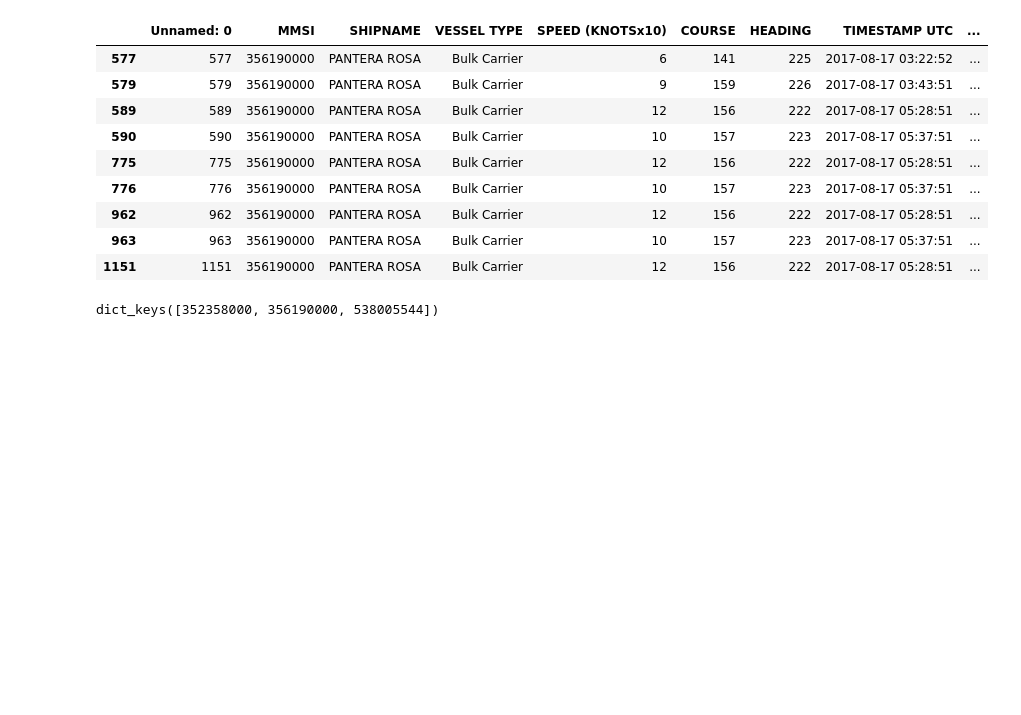
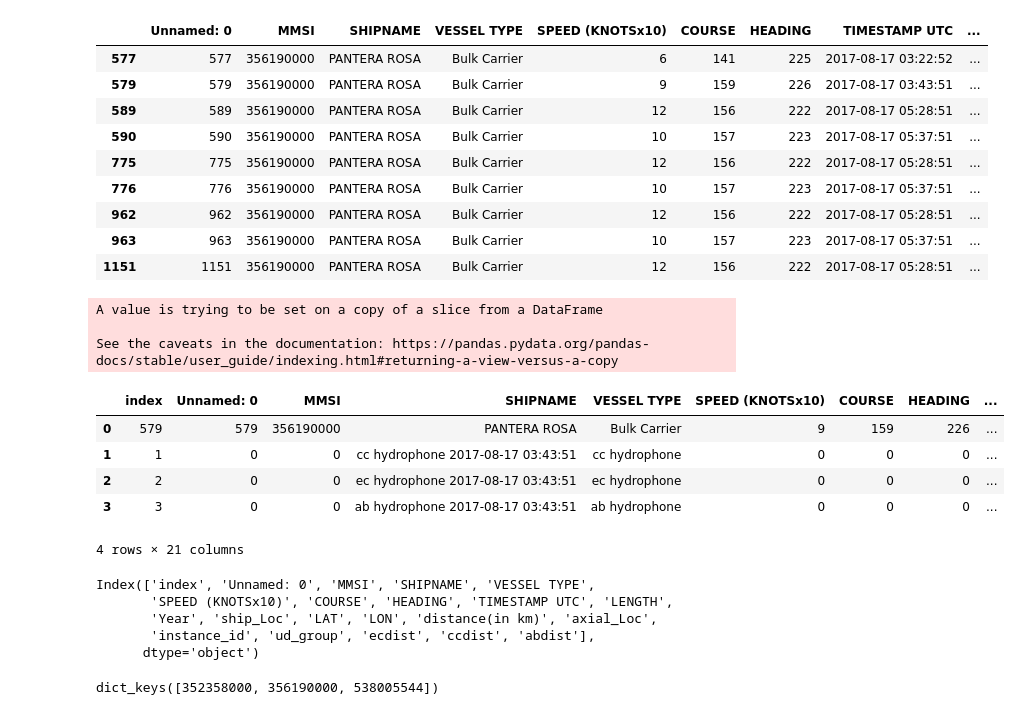
Before and after one commit to ainsleylaiuw/OcDa-Files, a Jupyter notebook: NB_2.ipynb, the cells around one changed output. Saved outputs shown, nothing was run; the diff lists cells and outputs as text; code cells hidden in the pictures; blank space fills up the shorter version.

Commit message:
work on interpolating AIS data and making start/end durations

```diff
--- a/NB_2.ipynb
+++ b/NB_2.ipynb
@@ -917,6 +930,50 @@ ais
 | 962 | 962 | 356190000 | PANTERA ROSA | Bulk Carrier | 12 | 156 | 222 | 2017-08-17 05:28:51 | ... |
 | 963 | 963 | 356190000 | PANTERA ROSA | Bulk Carrier | 10 | 157 | 223 | 2017-08-17 05:37:51 | ... |
 | 1151 | 1151 | 356190000 | PANTERA ROSA | Bulk Carrier | 12 | 156 | 222 | 2017-08-17 05:28:51 | ... |
+# %%
+subais = ais[(ais['TIMESTAMP UTC'] > pd.to_datetime('2017-08-17 03:22:52')) & (ais['TIMESTAMP UTC'] < pd.to_datetime('2017-08-17 05:28:51'))]
+time = subais['TIMESTAMP UTC']
+for i in time:
+    #subais.loc[len(subais.index)] = [0,0,'cc hydrophone'+str(i),'cc hydrophone',0,0,0, -130.0089,45.9549,0,0, i, 0,0]
+    subais.loc[len(subais.index)] = [0,0, 'cc hydrophone '+str(i), 'cc hydrophone', 0,0,0,i,0, 0,0,45.9549, -130.0089, 0, 0,0,0,0,0,0]
+    #subais.loc[len(subais.index)] = [0,0,'ec hydrophone'+str(i),'ec hydrophone',0,0,10, -129.9742,45.9399,0,0, i, 0,0]
+    subais.loc[len(subais.index)] = [0,0, 'ec hydrophone '+str(i), 'ec hydrophone', 0,0,0,i,0, 0,0,45.9399, -129.9742, 0, 0,0,0,0,0,0]
+    subais.loc[len(subais.index)] = [0,0, 'ab hydrophone '+str(i), 'ab hydrophone', 0,0,0,i,0, 0,0,45.8168, -129.7543, 0, 0,0,0,0,0,0]
+subais = subais.reset_index()
+for i in range(len(subais)):
+    subais.loc[i,'TIMESTAMP UTC'] = subais.iloc[i]['TIMESTAMP UTC']- datetime.timedelta(minutes=subais.iloc[i]['TIMESTAMP UTC'].minute % 10)
+subais['TIMESTAMP UTC'] = subais['TIMESTAMP UTC'].dt.to_period('T')
+fig = px.scatter_mapbox(subais,
+            lat="LAT" ,
+            lon="LON",
+            hover_name="VESSEL TYPE",
+            hover_data= ['SPEED (KNOTSx10)','ccdist'],
+            color="SHIPNAME",
+            animation_frame=subais['TIMESTAMP UTC'].astype(dtype=str),
+            mapbox_style='carto-positron',
+            zoom=5)
+fig.show()
+# %% [output]
+A value is trying to be set on a copy of a slice from a DataFrame
+
+See the caveats in the documentation: https://pandas.pydata.org/pandas-docs/stable/user_guide/indexing.html#returning-a-view-versus-a-copy
+# %%
+subais
+# %% [output]
+|  | index | Unnamed: 0 | MMSI | SHIPNAME | VESSEL TYPE | SPEED (KNOTSx10) | COURSE | HEADING | ... |
+| 0 | 579 | 579 | 356190000 | PANTERA ROSA | Bulk Carrier | 9 | 159 | 226 | ... |
+| 1 | 1 | 0 | 0 | cc hydrophone 2017-08-17 03:43:51 | cc hydrophone | 0 | 0 | 0 | ... |
+| 2 | 2 | 0 | 0 | ec hydrophone 2017-08-17 03:43:51 | ec hydrophone | 0 | 0 | 0 | ... |
+| 3 | 3 | 0 | 0 | ab hydrophone 2017-08-17 03:43:51 | ab hydrophone | 0 | 0 | 0 | ... |
+4 rows × 21 columns
+# %%
+subais.columns
+# %% [output]
+Index(['index', 'Unnamed: 0', 'MMSI', 'SHIPNAME', 'VESSEL TYPE',
+       'SPEED (KNOTSx10)', 'COURSE', 'HEADING', 'TIMESTAMP UTC', 'LENGTH',
+       'Year', 'ship_Loc', 'LAT', 'LON', 'distance(in km)', 'axial_Loc',
+       'instance_id', 'ud_group', 'ecdist', 'ccdist', 'abdist'],
+      dtype='object')
 # %%
 blah = pd.merge(AB_df[AB_df['ud_group'] == 'Cargo'], CC_df[CC_df['ud_group'] == 'Cargo'], on='MMSI')
 glah = blah.groupby('MMSI')
```
Also changed, not shown: parts of 3 cells of this notebook, 9 other files.
